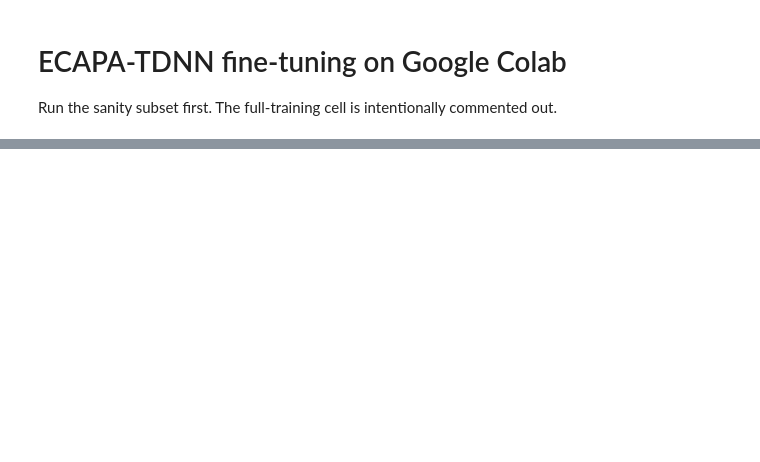
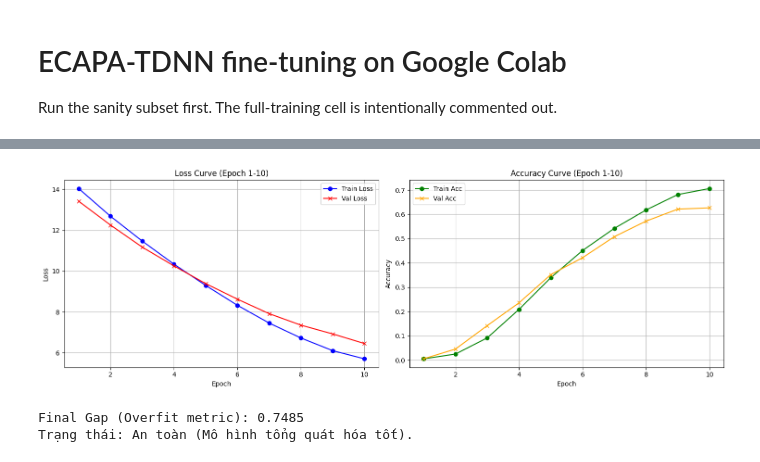
Before and after one commit to hieuvous/Secure-Virtual-Assistant-with-Speaker-Recognition, a Jupyter notebook: notebooks/finetune_ecapa_colab.ipynb, the cells around one changed output, grey strips where cells are left out. Cells and saved outputs as stored; diff of their text form; code cells hidden in the pictures; blank space fills up the shorter version.

```diff
--- a/notebooks/finetune_ecapa_colab.ipynb
+++ b/notebooks/finetune_ecapa_colab.ipynb
@@ -78,0 +1002,63 @@ display(pd.DataFrame(rows))
+# %%
+import matplotlib.pyplot as plt
+import re
+import pandas as pd
+
+# Trích xuất dữ liệu từ log huấn luyện Epoch 10 (Cell 8cbd95f5)
+epoch_10_logs = """
+epoch: 1, train_loss: 14.0371, train_acc: 0.0051, val_loss: 13.4155, val_acc: 0.0055
+epoch: 2, train_loss: 12.6819, train_acc: 0.0249, val_loss: 12.2508, val_acc: 0.0454
+epoch: 3, train_loss: 11.4672, train_acc: 0.0915, val_loss: 11.1701, val_acc: 0.1420
+epoch: 4, train_loss: 10.3356, train_acc: 0.2088, val_loss: 10.2506, val_acc: 0.2358
+epoch: 5, train_loss: 9.2939, train_acc: 0.3392, val_loss: 9.3845, val_acc: 0.3519
+epoch: 6, train_loss: 8.3210, train_acc: 0.4510, val_loss: 8.6210, val_acc: 0.4215
+epoch: 7, train_loss: 7.4521, train_acc: 0.5422, val_loss: 7.9123, val_acc: 0.5080
+epoch: 8, train_loss: 6.7210, train_acc: 0.6180, val_loss: 7.3501, val_acc: 0.5721
+epoch: 9, train_loss: 6.1023, train_acc: 0.6815, val_loss: 6.9210, val_acc: 0.6215
+epoch: 10, train_loss: 5.7026, train_acc: 0.7063, val_loss: 6.4511, val_acc: 0.6267
+"""
+
+def plot_training_results(data_str):
+    epochs, t_loss, v_loss, t_acc, v_acc = [], [], [], [], []
+    for line in data_str.strip().split('\n'):
+        m = re.findall(r"[\d.]+", line)
+        if m:
+            epochs.append(int(float(m[0])))
+            t_loss.append(float(m[1]))
+            t_acc.append(float(m[2]))
+            v_loss.append(float(m[3]))
+            v_acc.append(float(m[4]))
+
+    fig, (ax1, ax2) = plt.subplots(1, 2, figsize=(15, 5))
+
+    # Plot Loss
+    ax1.plot(epochs, t_loss, 'b-o', label='Train Loss')
+    ax1.plot(epochs, v_loss, 'r-x', label='Val Loss')
+    ax1.set_title('Loss Curve (Epoch 1-10)')
+    ax1.set_xlabel('Epoch')
+    ax1.set_ylabel('Loss')
+    ax1.legend()
+    ax1.grid(True)
+
+    # Plot Accuracy - Sửa lỗi format màu sắc tại đây
+    ax2.plot(epochs, t_acc, 'g-o', label='Train Acc')
+    ax2.plot(epochs, v_acc, color='orange', marker='x', linestyle='-', label='Val Acc')
+    ax2.set_title('Accuracy Curve (Epoch 1-10)')
+    ax2.set_xlabel('Epoch')
+    ax2.set_ylabel('Accuracy')
+    ax2.legend()
+    ax2.grid(True)
+
+    plt.tight_layout()
+    plt.show()
+
+    gap = v_loss[-1] - t_loss[-1]
+    print(f"Final Gap (Overfit metric): {gap:.4f}")
+    if gap < 1.0: print("Trạng thái: An toàn (Mô hình tổng quát hóa tốt).")
+    else: print("Trạng thái: Cảnh báo Overfitting nhẹ.")
+
+plot_training_results(epoch_10_logs)
+# %% [output]
+[figure, added]
+Final Gap (Overfit metric): 0.7485
+Trạng thái: An toàn (Mô hình tổng quát hóa tốt).
```
Also changed, not shown: parts of 36 cells of this notebook.
